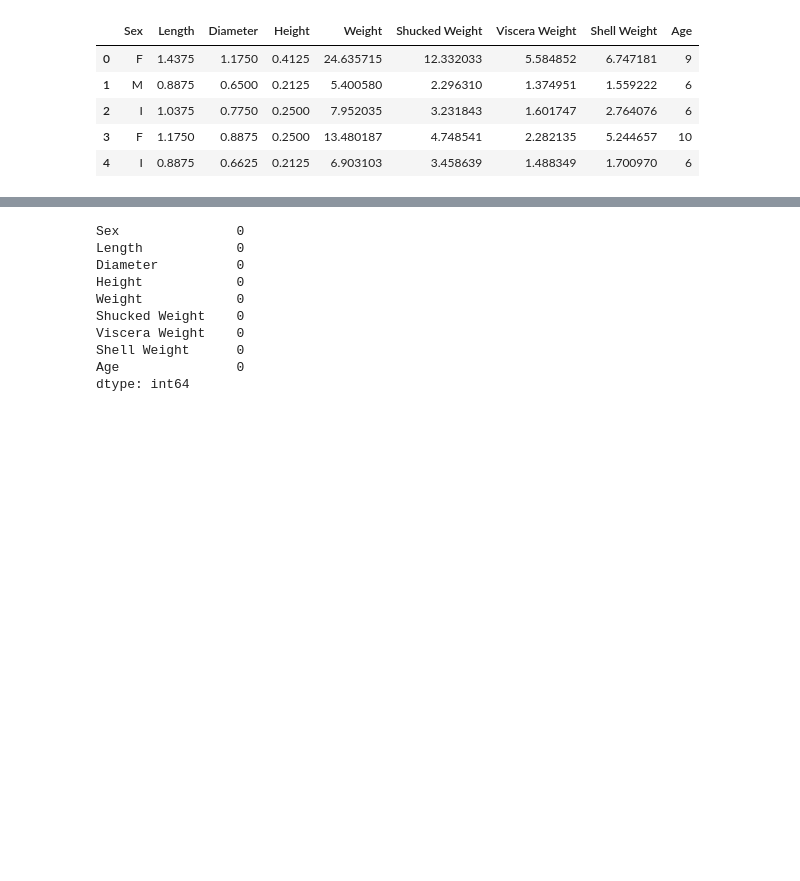
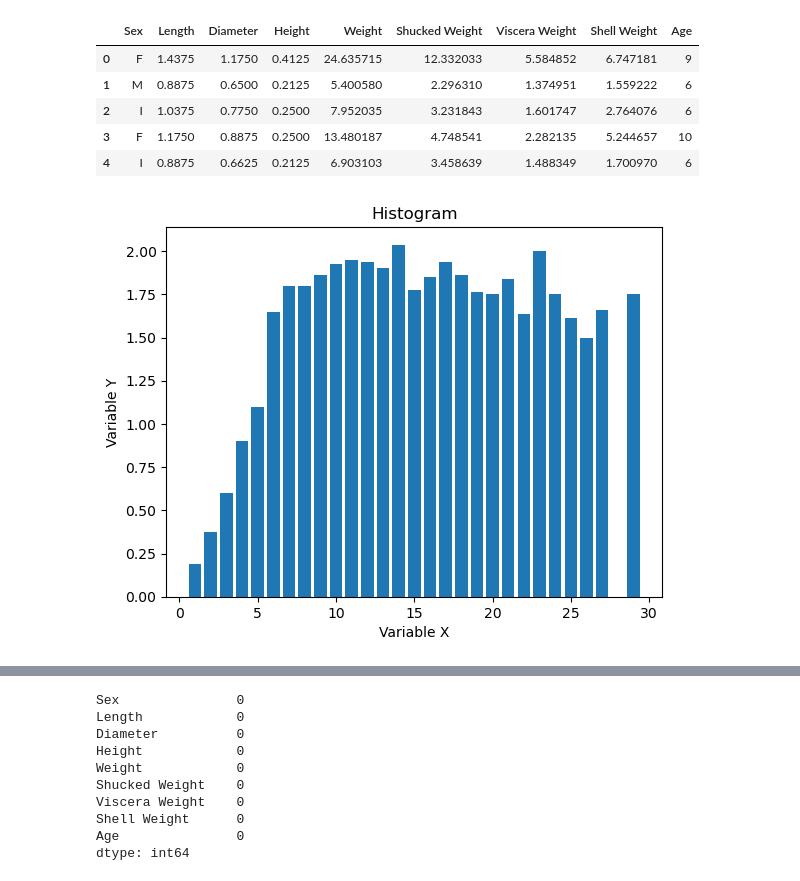
Before and after one commit to Abimael-Lib/Crab-Age-prediction, a Jupyter notebook: eda.ipynb, the cells around one changed output, grey strips where cells are left out. Drawn from its saved outputs; the diff is of its cells as text; code cells hidden in the pictures; blank space fills up the shorter version.

```diff
--- a/eda.ipynb
+++ b/eda.ipynb
@@ -22,3 +19,15 @@ df.head()
 | 2 | I | 1.0375 | 0.7750 | 0.2500 | 7.952035 | 3.231843 | 1.601747 | 2.764076 | 6 |
 | 3 | F | 1.1750 | 0.8875 | 0.2500 | 13.480187 | 4.748541 | 2.282135 | 5.244657 | 10 |
 | 4 | I | 0.8875 | 0.6625 | 0.2125 | 6.903103 | 3.458639 | 1.488349 | 1.700970 | 6 |
+# %%
+
+def plot_bar_histogram(x, y, xlabel="Variable X", ylabel="Variable Y", title="Histogram"):
+    plt.bar(x, y)
+    plt.xlabel(xlabel)
+    plt.ylabel(ylabel)
+    plt.title(title)
+    plt.show()
+# %%
+plot_bar_histogram(df['Age'], df['Length'])
+# %% [output]
+[figure, added]
```
Also changed, not shown: parts of 38 cells of this notebook, 1 other file.
